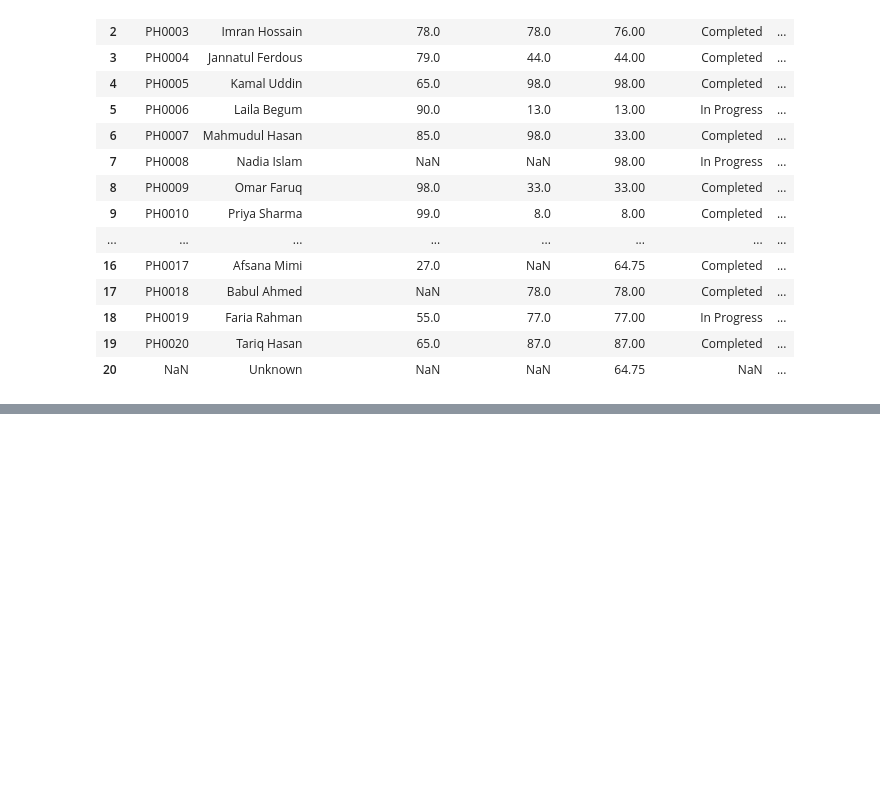
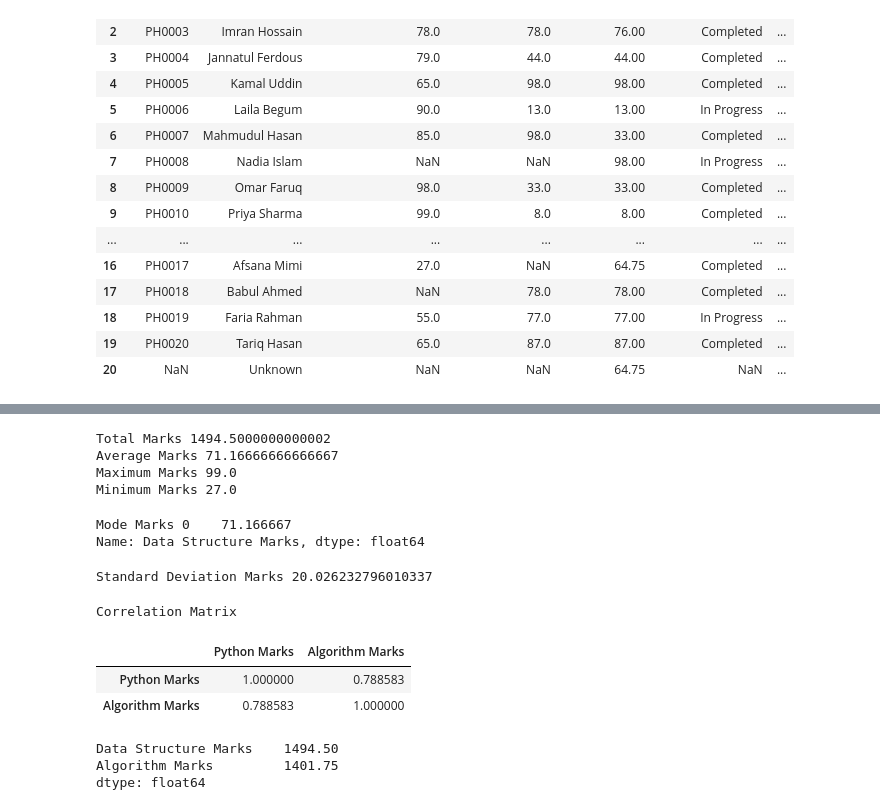
Before and after one commit to roybipro/AI-ML-learning-Phitron, a Jupyter notebook: Semister1/Module 12 :Pandas for Machine Learning/pandas2.ipynb, the cells around one changed output, grey strips where cells are left out. Saved outputs shown, nothing was run; the diff lists cells and outputs as text; code cells hidden in the pictures; blank space fills up the shorter version.

```diff
--- a/Semister1/Module 12 :Pandas for Machine Learning/pandas2.ipynb
+++ b/Semister1/Module 12 :Pandas for Machine Learning/pandas2.ipynb
@@ -474,0 +517,37 @@ df
+# %%
+print('Total Marks',df['Data Structure Marks'].sum()) # sum of the Data Structure Marks column
+print('Average Marks',df['Data Structure Marks'].mean()) # mean of the Data Structure Marks column
+print('Maximum Marks',df['Data Structure Marks'].max()) # max of the Data Structure Marks column
+print('Minimum Marks',df['Data Structure Marks'].min()) # min of the Data Structure Marks column
+# %% [output]
+Total Marks 1494.5000000000002
+Average Marks 71.16666666666667
+Maximum Marks 99.0
+Minimum Marks 27.0
+# %%
+# mode > highest frequency value
+print('Mode Marks',df['Data Structure Marks'].mode()) # mode of the Data Structure Marks column
+# %% [output]
+Mode Marks 0    71.166667
+Name: Data Structure Marks, dtype: float64
+# %%
+#standard deviation
+print('Standard Deviation Marks',df['Data Structure Marks'].std()) # standard deviation of
+# %% [output]
+Standard Deviation Marks 20.026232796010337
+# %%
+# corelation matrix
+print('Correlation Matrix')
+df[['Python Marks', 'Algorithm Marks']].corr()
+# %% [output]
+Correlation Matrix
+|  | Python Marks | Algorithm Marks |
+| Python Marks | 1.000000 | 0.788583 |
+| Algorithm Marks | 0.788583 | 1.000000 |
+# %%
+#sum in diffrent column
+df[['Data Structure Marks', 'Algorithm Marks']].sum()
+# %% [output]
+Data Structure Marks    1494.50
+Algorithm Marks         1401.75
+dtype: float64
```
Also changed, not shown: parts of 6 cells of this notebook.
